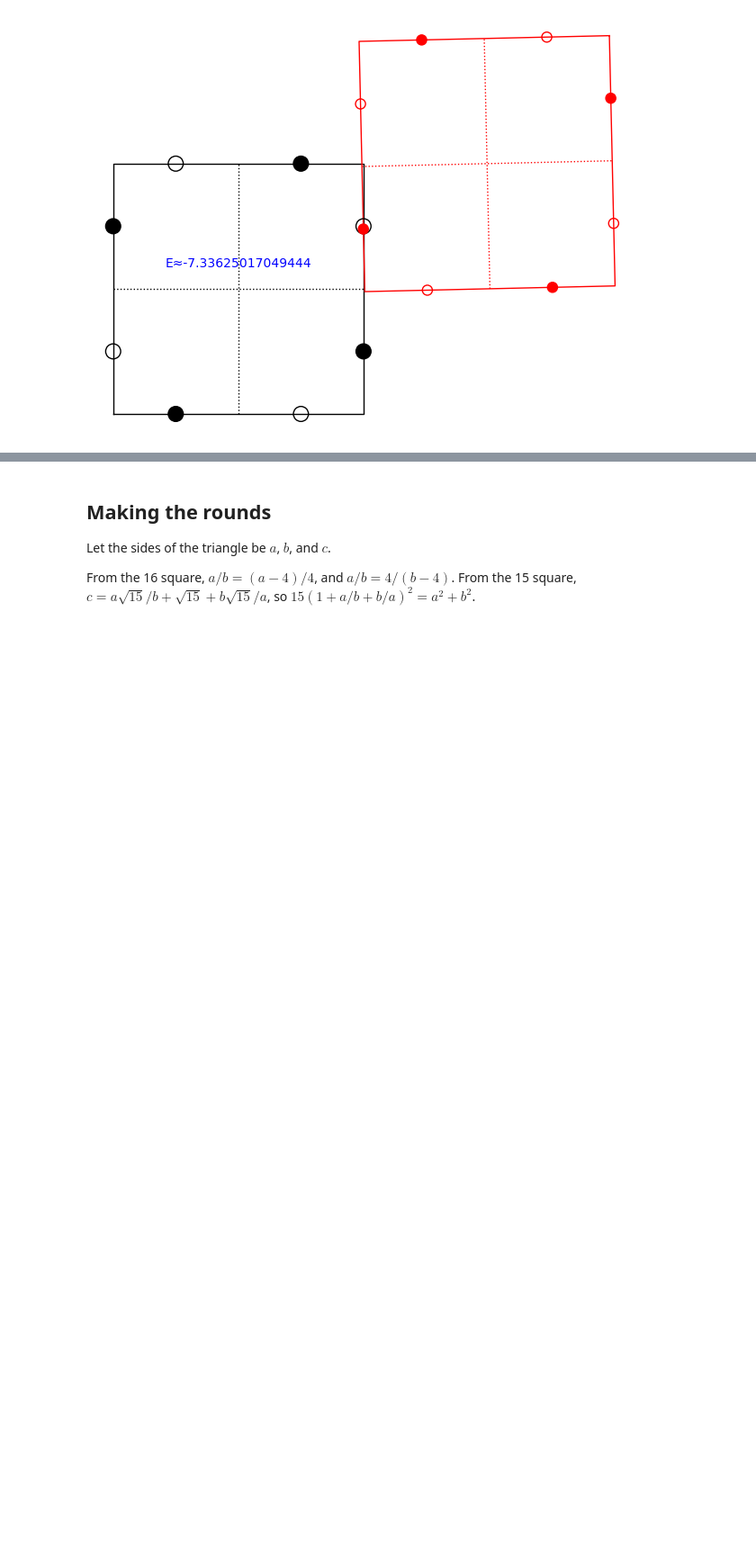
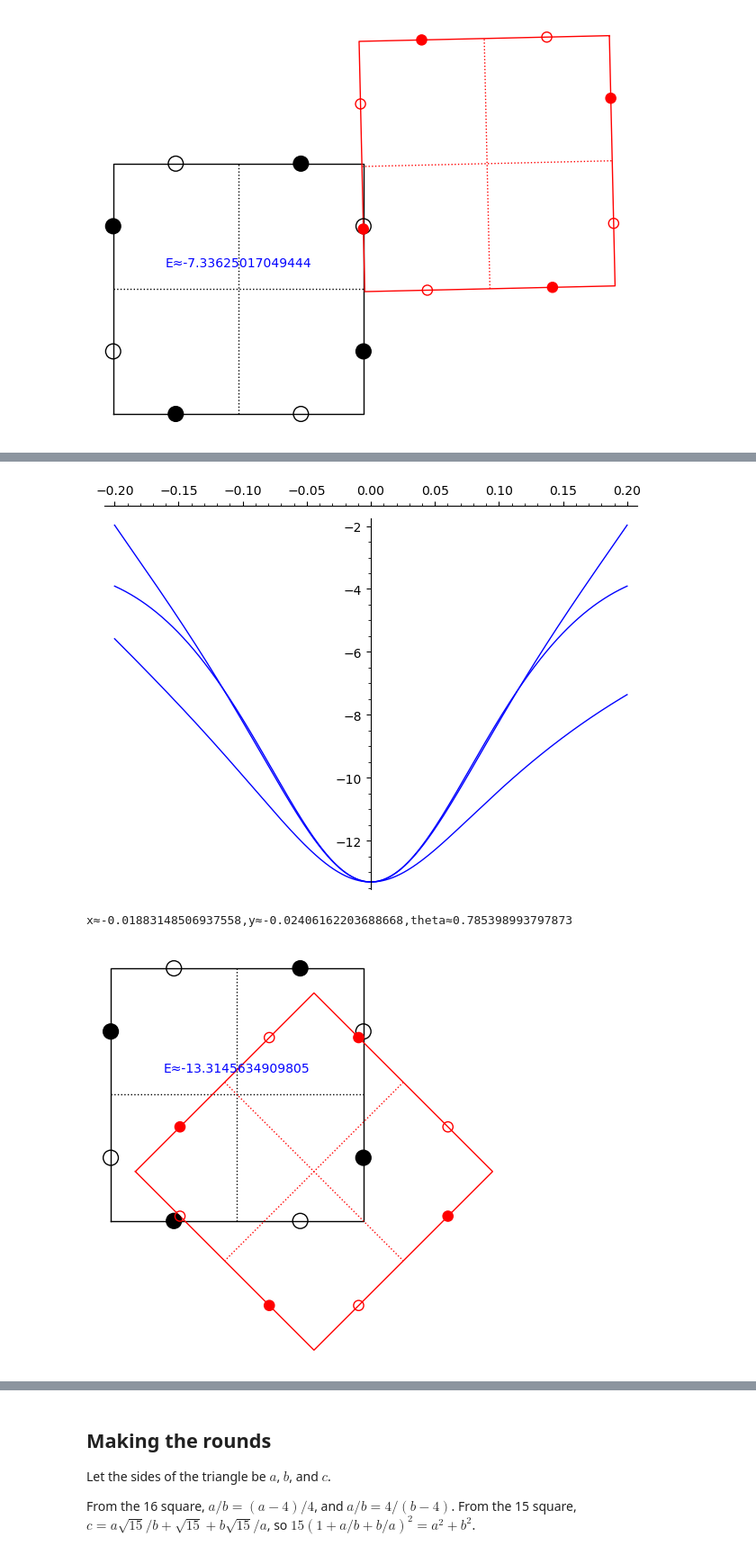
Before and after one commit to qpliu/sunday-puzzle, a Jupyter notebook: riddler/2024/20241115.ipynb, the cells around one changed output, grey strips where cells are left out. Shown at 90% size. Drawn from its saved outputs; the diff is of its cells as text; code cells hidden in the pictures; blank space fills up the shorter version.

```diff
--- a/riddler/2024/20241115.ipynb
+++ b/riddler/2024/20241115.ipynb
@@ -206,0 +279,6 @@ x≈0.9936108743726222,y≈0.5000002900849242,theta≈0.022790642787146986
+# %%
+t2(pi/4)
+# %% [output]
+[figure, added]
+x≈-0.01883148506937558,y≈-0.02406162203688668,theta≈0.785398993797873
+[figure, added]
```
Also changed, not shown: parts of 10 cells of this notebook.
